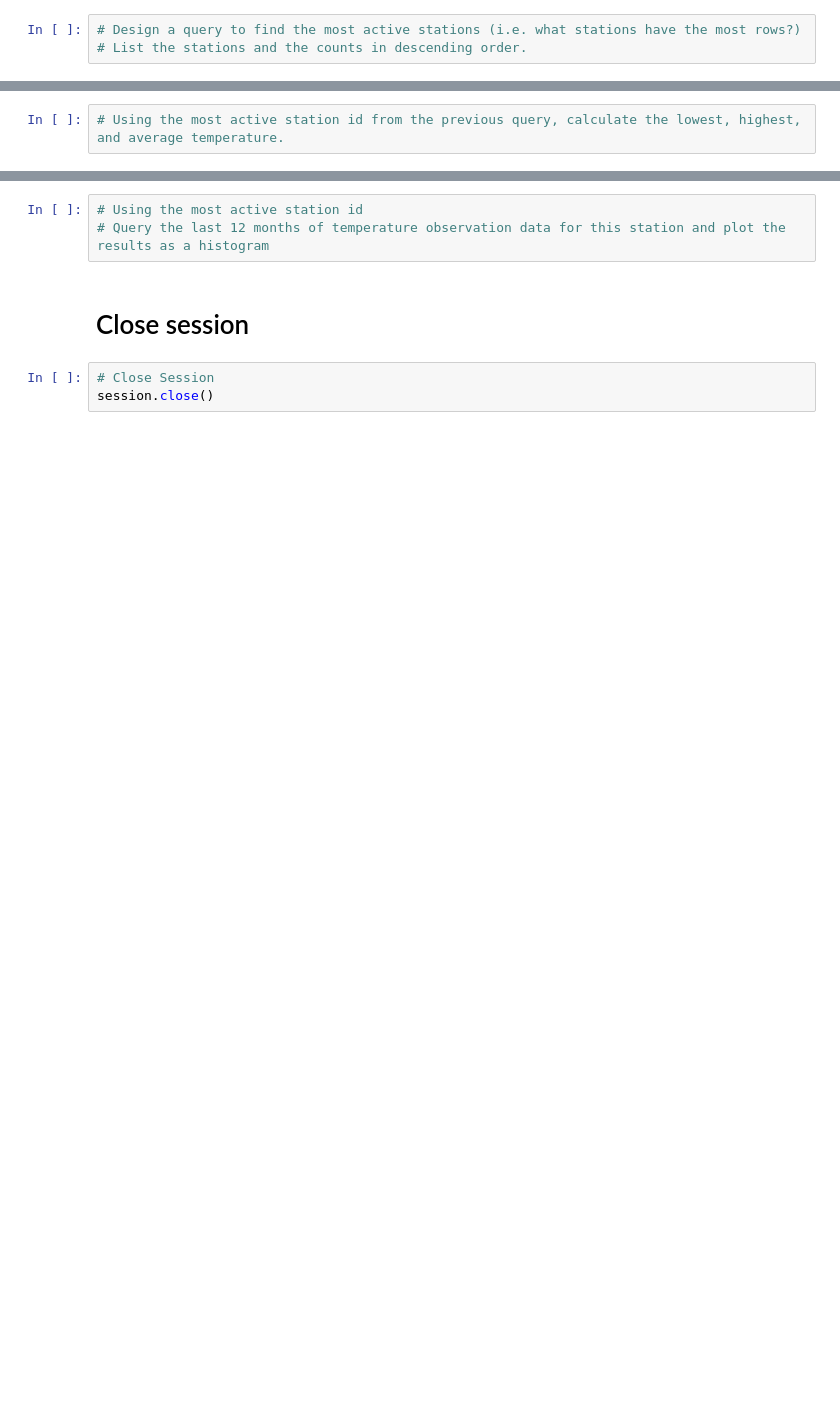
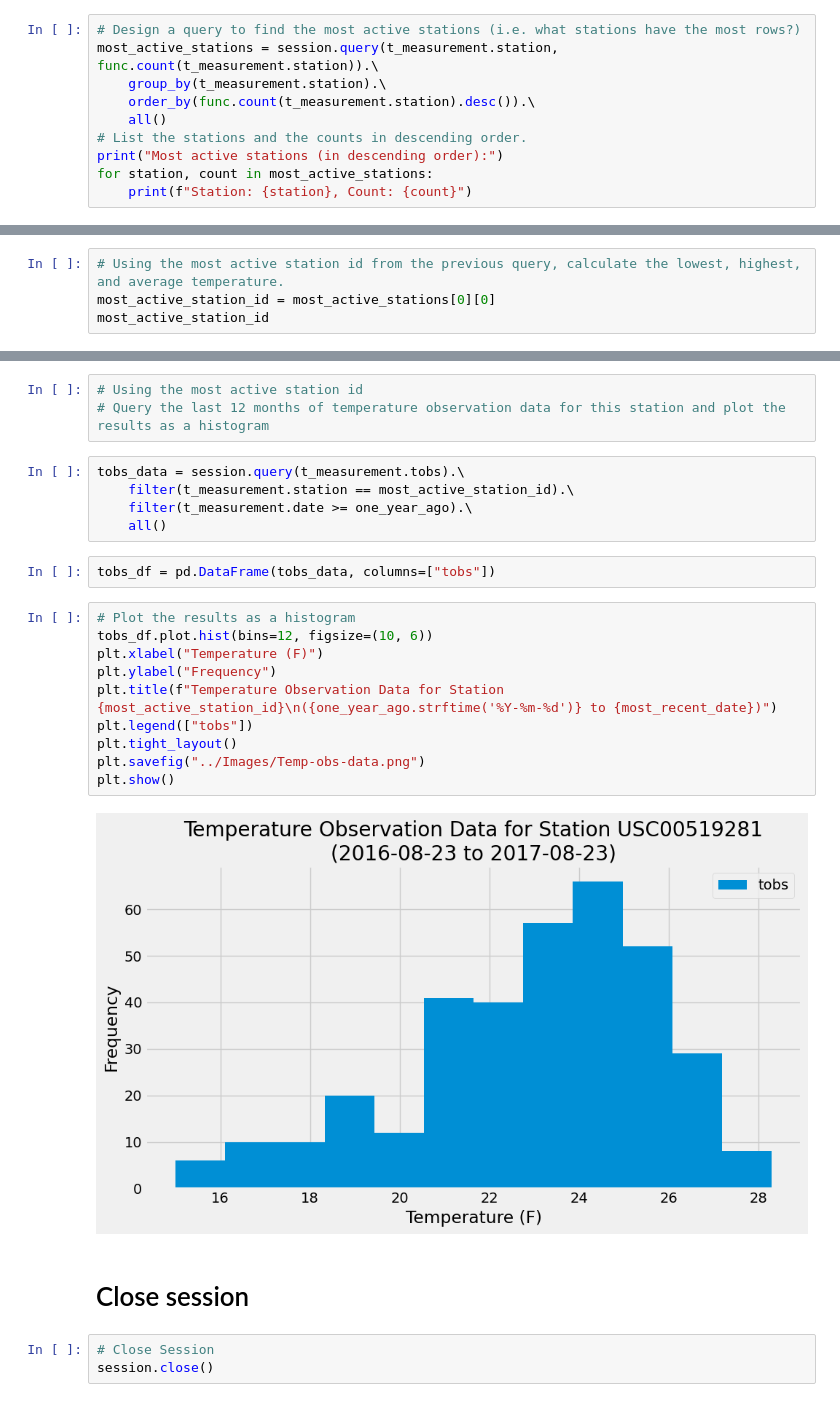
Before and after one commit to jonowood/sqlalchemy-challenge, a Jupyter notebook: Notebooks/climate_starter.ipynb, the cells around one changed output, grey strips where cells are left out. Cells and saved outputs as stored; diff of their text form; blank space fills up the shorter version.

```diff
--- a/Notebooks/climate_starter.ipynb
+++ b/Notebooks/climate_starter.ipynb
@@ -66,3 +114,10 @@ session = Session(engine)
 # %%
 # Design a query to find the most active stations (i.e. what stations have the most rows?)
+most_active_stations = session.query(t_measurement.station, func.count(t_measurement.station)).\
+    group_by(t_measurement.station).\
+    order_by(func.count(t_measurement.station).desc()).\
+    all()
 # List the stations and the counts in descending order.
+print("Most active stations (in descending order):")
+for station, count in most_active_stations:
+    print(f"Station: {station}, Count: {count}")
@@ -69,2 +135,4 @@ session = Session(engine)
 # %%
 # Using the most active station id from the previous query, calculate the lowest, highest, and average temperature.
+most_active_station_id = most_active_stations[0][0]
+most_active_station_id
@@ -71,6 +157,25 @@ session = Session(engine)
 # %%
 # Using the most active station id
 # Query the last 12 months of temperature observation data for this station and plot the results as a histogram
+# %%
+tobs_data = session.query(t_measurement.tobs).\
+    filter(t_measurement.station == most_active_station_id).\
+    filter(t_measurement.date >= one_year_ago).\
+    all()
+# %%
+tobs_df = pd.DataFrame(tobs_data, columns=["tobs"])
+# %%
+# Plot the results as a histogram
+tobs_df.plot.hist(bins=12, figsize=(10, 6))
+plt.xlabel("Temperature (F)")
+plt.ylabel("Frequency")
+plt.title(f"Temperature Observation Data for Station {most_active_station_id}\n({one_year_ago.strftime('%Y-%m-%d')} to {most_recent_date})")
+plt.legend(["tobs"])
+plt.tight_layout()
+plt.savefig("../Images/Temp-obs-data.png")
+plt.show()
+# %% [output]
+[figure, added]
 # %% [markdown]
 # Close session
 # %%
```
Also changed, not shown: parts of 16 cells of this notebook, 1 other file.
